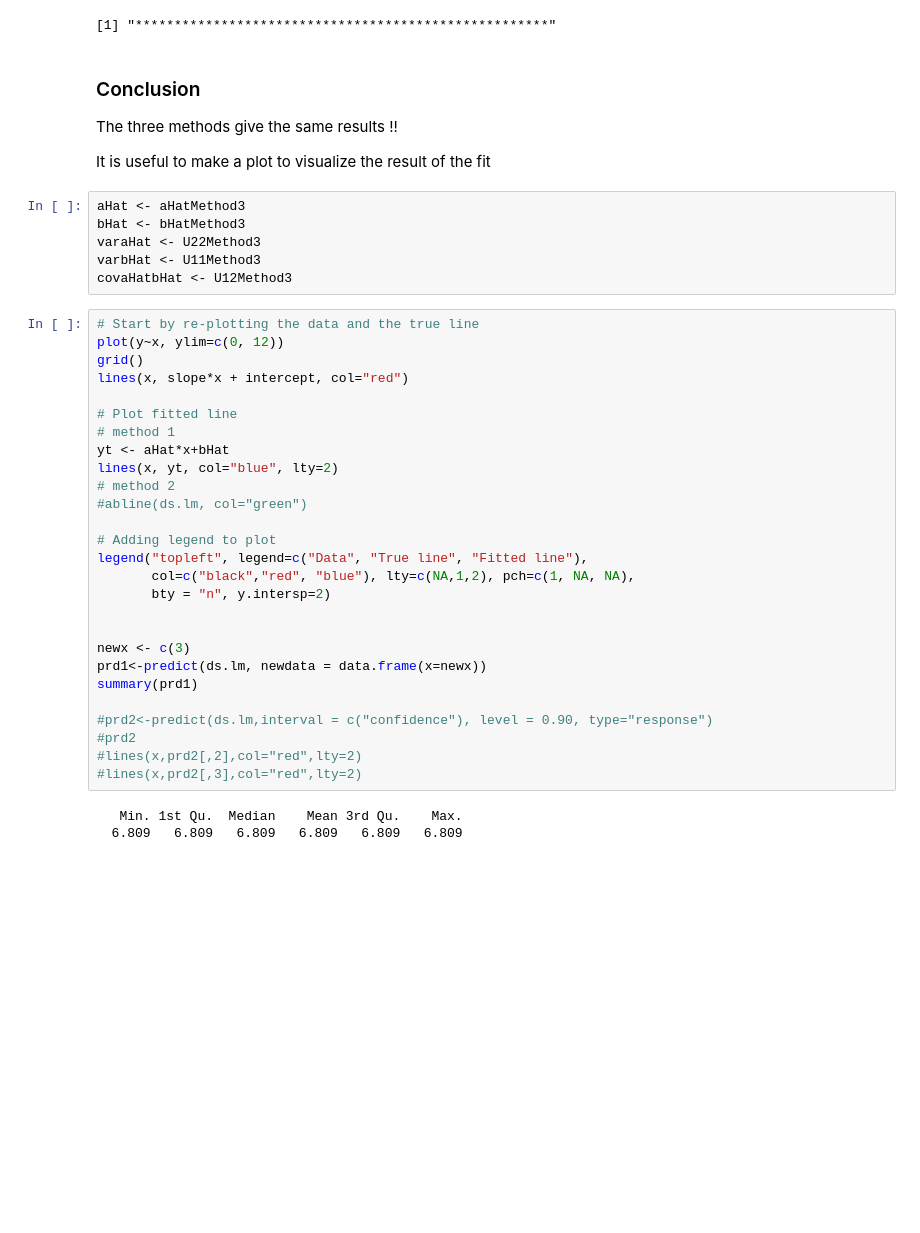
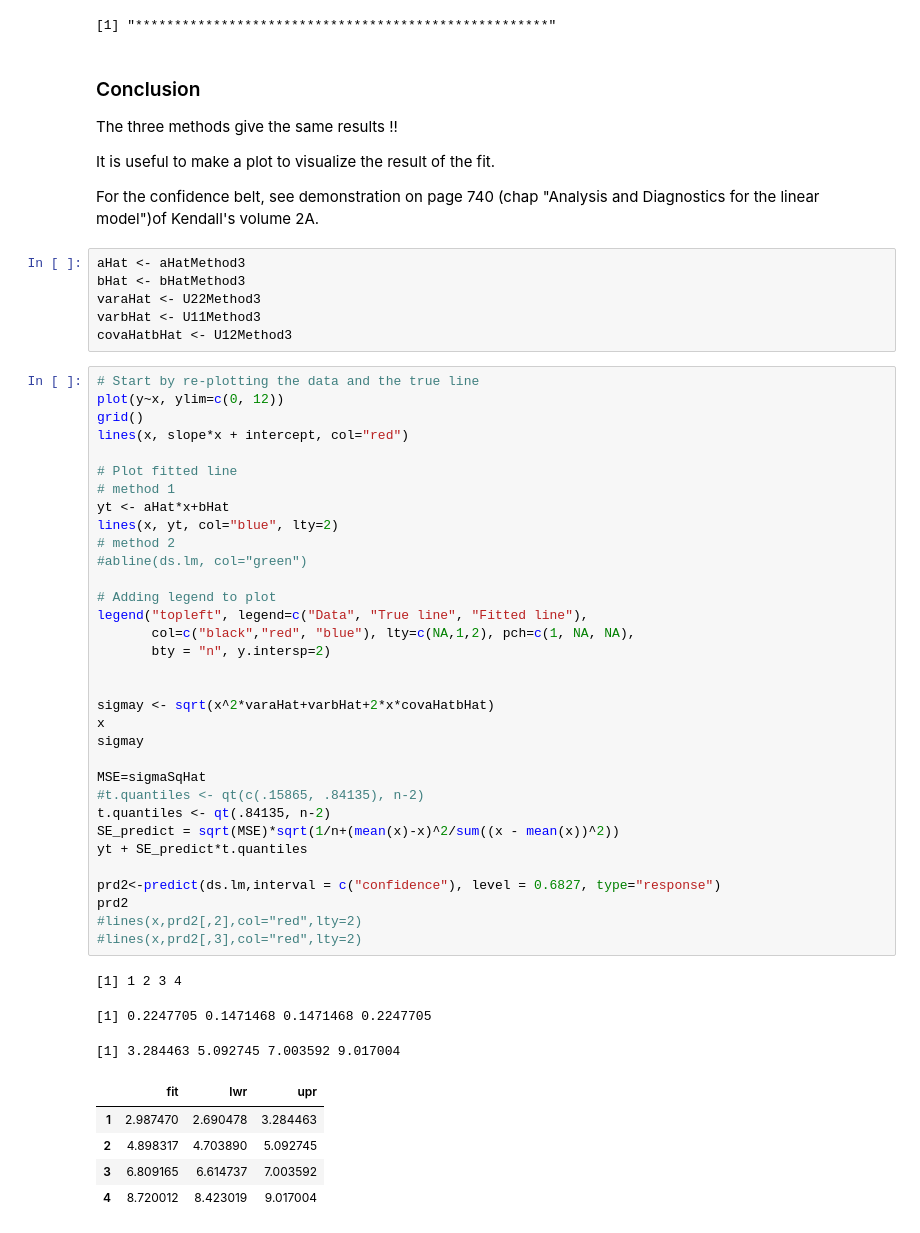
Before and after one commit to ebusato/jupyter_R, a Jupyter notebook: LinearRegression.ipynb, the cells around one changed output. Drawn from its saved outputs; the diff is of its cells as text; blank space fills up the shorter version.

```diff
--- a/LinearRegression.ipynb
+++ b/LinearRegression.ipynb
@@ -193,7 +193,9 @@ print("*****************************************************")
 
 The three methods give the same results !!
 
-It is useful to make a plot to visualize the result of the fit
+It is useful to make a plot to visualize the result of the fit.
+
+For the confidence belt, see demonstration on page 740 (chap "Analysis and Diagnostics for the linear model")of Kendall's volume 2A.
 # %%
 aHat <- aHatMethod3
 bHat <- bHatMethod3
@@ -203,31 +205,43 @@ covaHatbHat <- U12Method3
 # %%
 # Start by re-plotting the data and the true line
 plot(y~x, ylim=c(0, 12))
 grid()
 lines(x, slope*x + intercept, col="red")
 
 # Plot fitted line
 # method 1
 yt <- aHat*x+bHat
 lines(x, yt, col="blue", lty=2)
 # method 2
 #abline(ds.lm, col="green")
 
 # Adding legend to plot
 legend("topleft", legend=c("Data", "True line", "Fitted line"),
        col=c("black","red", "blue"), lty=c(NA,1,2), pch=c(1, NA, NA),
        bty = "n", y.intersp=2)
 
 
-newx <- c(3)
-prd1<-predict(ds.lm, newdata = data.frame(x=newx))
-summary(prd1)
+sigmay <- sqrt(x^2*varaHat+varbHat+2*x*covaHatbHat)
+x
+sigmay
 
-#prd2<-predict(ds.lm,interval = c("confidence"), level = 0.90, type="response")
-#prd2
+MSE=sigmaSqHat
+#t.quantiles <- qt(c(.15865, .84135), n-2)
+t.quantiles <- qt(.84135, n-2)
+SE_predict = sqrt(MSE)*sqrt(1/n+(mean(x)-x)^2/sum((x - mean(x))^2))
+yt + SE_predict*t.quantiles
+
+prd2<-predict(ds.lm,interval = c("confidence"), level = 0.6827, type="response")
+prd2
 #lines(x,prd2[,2],col="red",lty=2)
 #lines(x,prd2[,3],col="red",lty=2)
 # %% [output]
-   Min. 1st Qu.  Median    Mean 3rd Qu.    Max.
-  6.809   6.809   6.809   6.809   6.809   6.809
+[1] 1 2 3 4
+[1] 0.2247705 0.1471468 0.1471468 0.2247705
+[1] 3.284463 5.092745 7.003592 9.017004
+|  | fit | lwr | upr |
+| 1 | 2.987470 | 2.690478 | 3.284463 |
+| 2 | 4.898317 | 4.703890 | 5.092745 |
+| 3 | 6.809165 | 6.614737 | 7.003592 |
+| 4 | 8.720012 | 8.423019 | 9.017004 |
 [figure]
```
Also changed, not shown: parts of 2 cells of this notebook.
